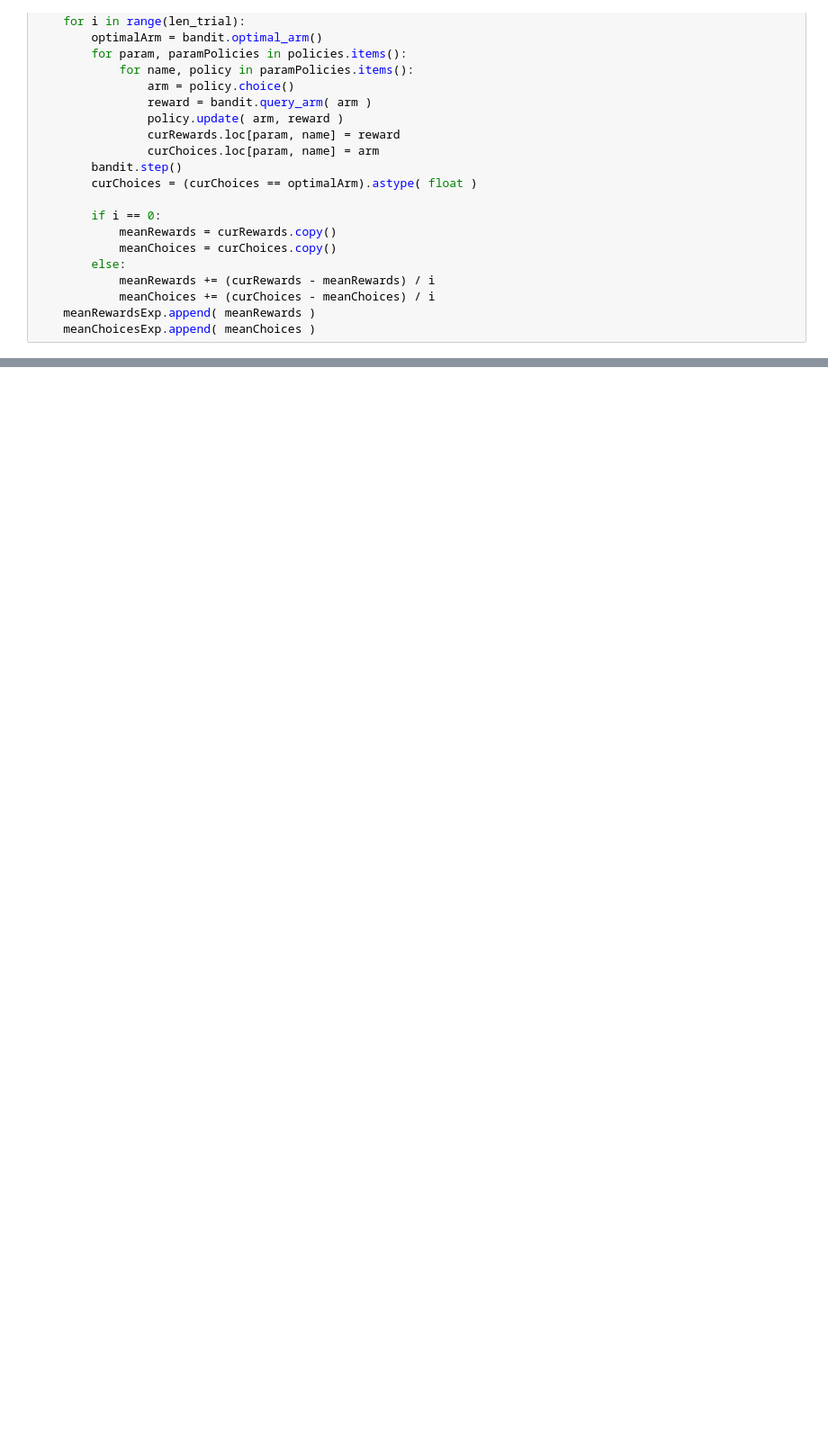
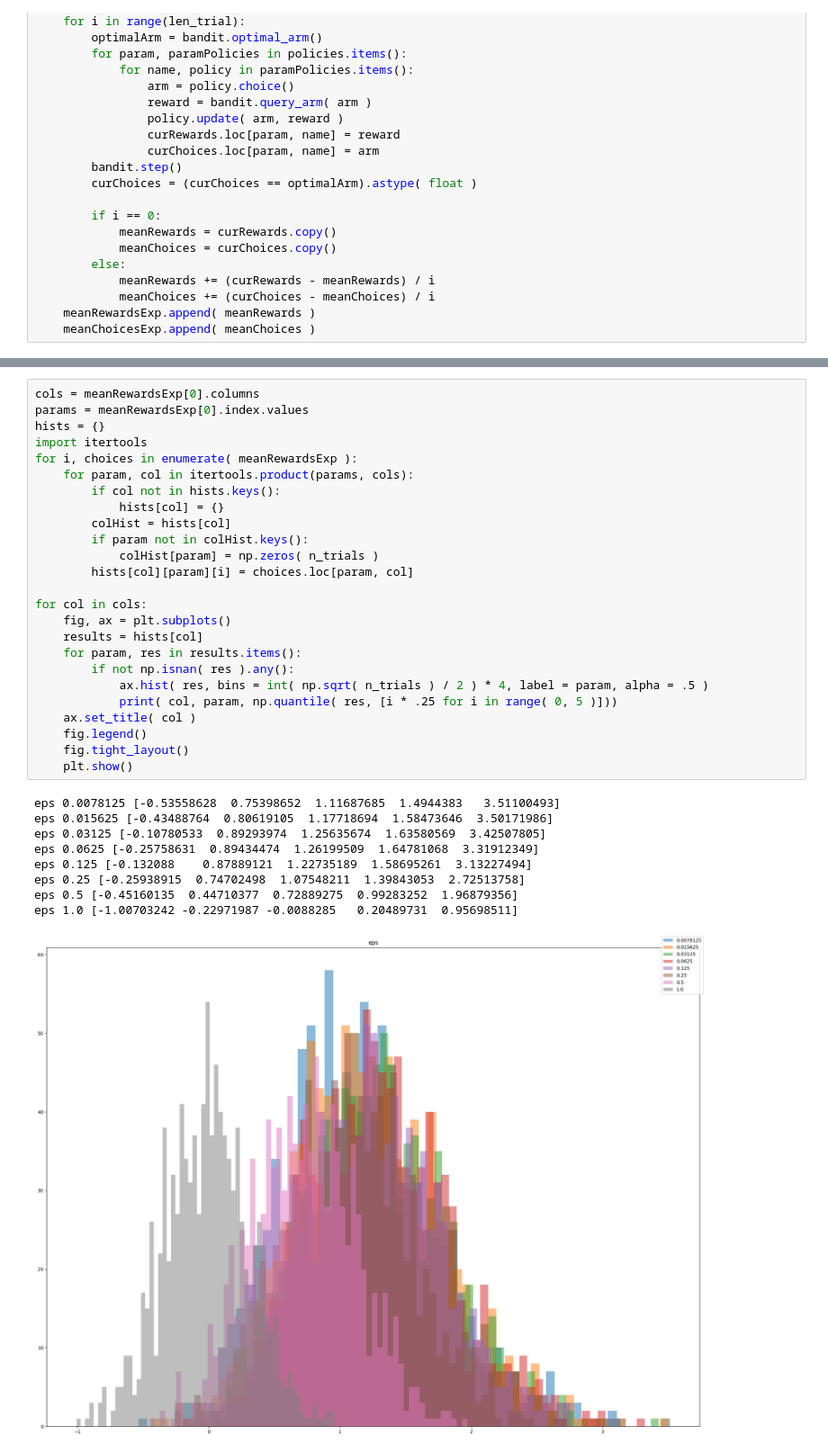
Before and after one commit to lukejuusola/SuttonBarto, a Jupyter notebook: chapters/chapter2/ParameterStudy.ipynb, the cells around one changed output, grey strips where cells are left out. Shown: that part at 90% size. Drawn from its saved outputs; the diff is of its cells as text; blank space fills up the shorter version.

Commit message:
More graphs. Seems qualitatively correct

```diff
--- a/chapters/chapter2/ParameterStudy.ipynb
+++ b/chapters/chapter2/ParameterStudy.ipynb
@@ -91,0 +92,35 @@ plt.show()
+# %%
+cols = meanRewardsExp[0].columns
+params = meanRewardsExp[0].index.values
+hists = {}
+import itertools
+for i, choices in enumerate( meanRewardsExp ):
+    for param, col in itertools.product(params, cols):
+        if col not in hists.keys():
+            hists[col] = {}
+        colHist = hists[col]
+        if param not in colHist.keys():
+            colHist[param] = np.zeros( n_trials )
+        hists[col][param][i] = choices.loc[param, col]
+
+for col in cols:
+    fig, ax = plt.subplots()
+    results = hists[col]
+    for param, res in results.items():
+        if not np.isnan( res ).any():
+            ax.hist( res, bins = int( np.sqrt( n_trials ) / 2 ) * 4, label = param, alpha = .5 )
+            print( col, param, np.quantile( res, [i * .25 for i in range( 0, 5 )]))
+    ax.set_title( col )
+    fig.legend()
+    fig.tight_layout()
+    plt.show()
+# %% [output]
+eps 0.0078125 [-0.53558628  0.75398652  1.11687685  1.4944383   3.51100493]
+eps 0.015625 [-0.43488764  0.80619105  1.17718694  1.58473646  3.50171986]
+eps 0.03125 [-0.10780533  0.89293974  1.25635674  1.63580569  3.42507805]
+eps 0.0625 [-0.25758631  0.89434474  1.26199509  1.64781068  3.31912349]
+eps 0.125 [-0.132088    0.87889121  1.22735189  1.58695261  3.13227494]
+eps 0.25 [-0.25938915  0.74702498  1.07548211  1.39843053  2.72513758]
+eps 0.5 [-0.45160135  0.44710377  0.72889275  0.99283252  1.96879356]
+eps 1.0 [-1.00703242 -0.22971987 -0.0088285   0.20489731  0.95698511]
+[figure, added]
```
Also changed, not shown: parts of 3 cells of this notebook.
